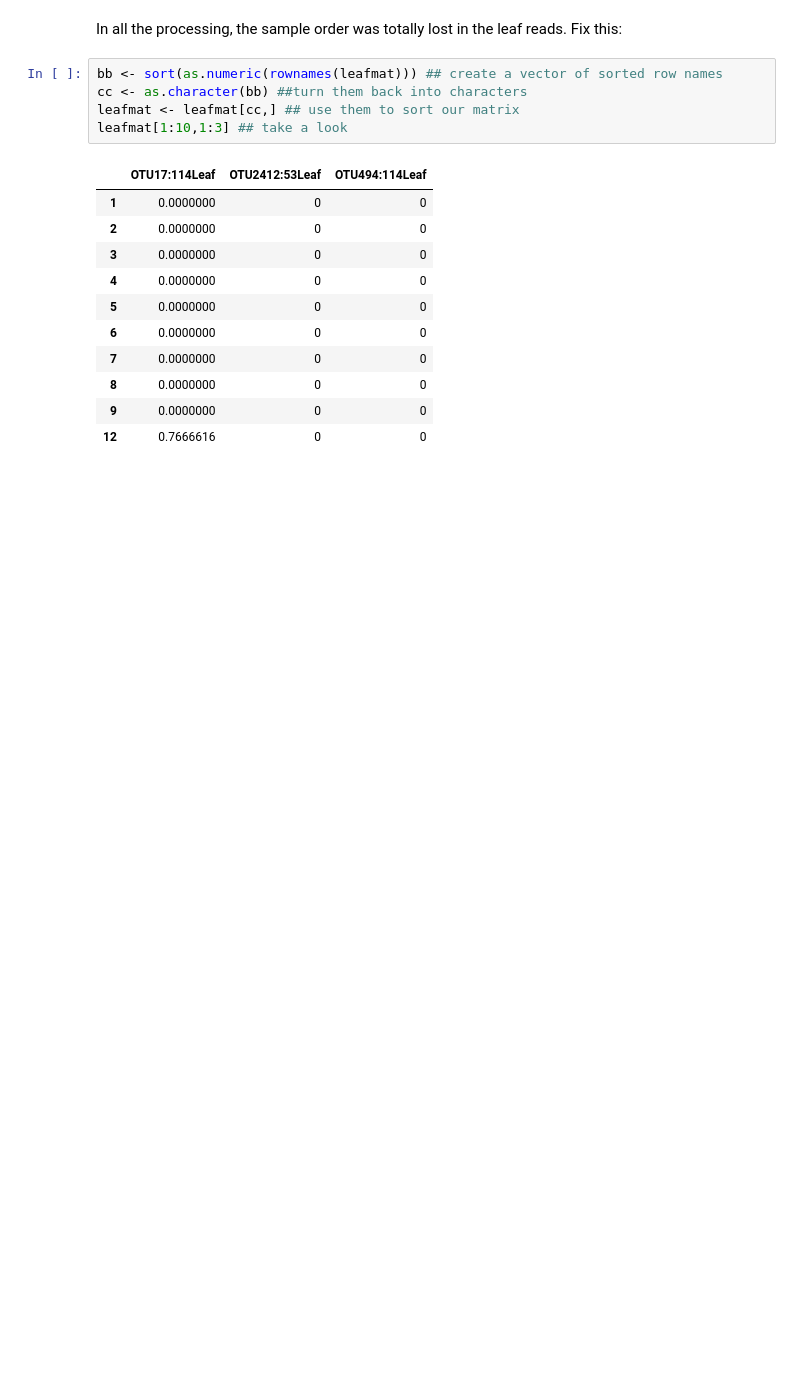
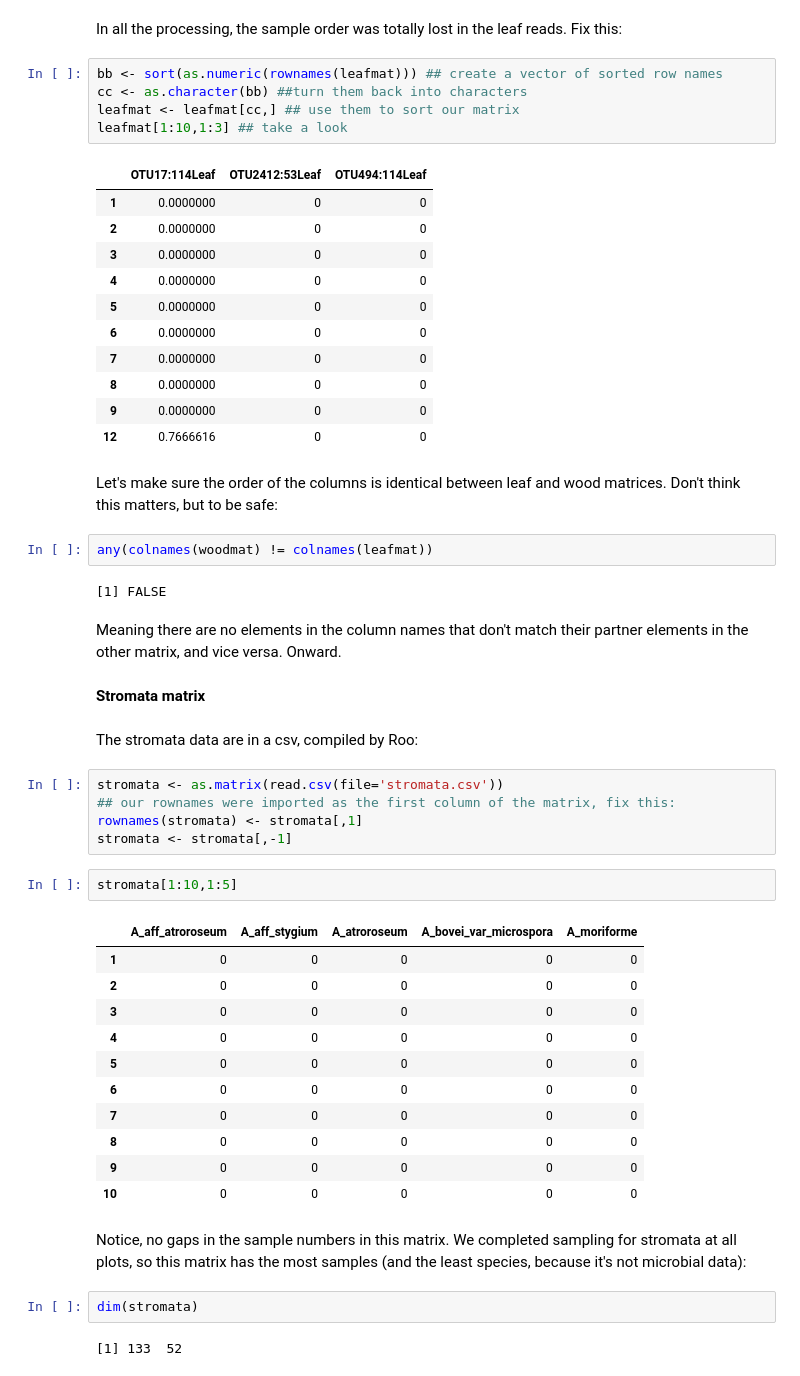
Before and after one commit to danchurch/taiwan_combined, a Jupyter notebook: XylariaLeafWoodStats.ipynb, the cells around one changed output. Drawn from its saved outputs; the diff is of its cells as text; blank space fills up the shorter version.

```diff
--- a/XylariaLeafWoodStats.ipynb
+++ b/XylariaLeafWoodStats.ipynb
@@ -408,3 +408,40 @@ leafmat[1:10,1:3] ## take a look
 | 8 | 0.0000000 | 0 | 0 |
 | 9 | 0.0000000 | 0 | 0 |
 | 12 | 0.7666616 | 0 | 0 |
+# %% [markdown]
+Let's make sure the order of the columns is identical between leaf and wood matrices. Don't think this matters, but to be safe:
+# %%
+any(colnames(woodmat) != colnames(leafmat))
+# %% [output]
+[1] FALSE
+# %% [markdown]
+Meaning there are no elements in the column names that don't match their partner elements in the other matrix, and vice versa. Onward.
+# %% [markdown]
+**Stromata matrix**
+# %% [markdown]
+The stromata data are in a csv, compiled by Roo:
+# %%
+stromata <- as.matrix(read.csv(file='stromata.csv'))
+## our rownames were imported as the first column of the matrix, fix this:
+rownames(stromata) <- stromata[,1]
+stromata <- stromata[,-1]
+# %%
+stromata[1:10,1:5]
+# %% [output]
+|  | A_aff_atroroseum | A_aff_stygium | A_atroroseum | A_bovei_var_microspora | A_moriforme |
+| 1 | 0 | 0 | 0 | 0 | 0 |
+| 2 | 0 | 0 | 0 | 0 | 0 |
+| 3 | 0 | 0 | 0 | 0 | 0 |
+| 4 | 0 | 0 | 0 | 0 | 0 |
+| 5 | 0 | 0 | 0 | 0 | 0 |
+| 6 | 0 | 0 | 0 | 0 | 0 |
+| 7 | 0 | 0 | 0 | 0 | 0 |
+| 8 | 0 | 0 | 0 | 0 | 0 |
+| 9 | 0 | 0 | 0 | 0 | 0 |
+| 10 | 0 | 0 | 0 | 0 | 0 |
+# %% [markdown]
+Notice, no gaps in the sample numbers in this matrix. We completed sampling for stromata at all plots, so this matrix has the most samples (and the least species, because it's not microbial data):
+# %%
+dim(stromata)
+# %% [output]
+[1] 133  52
```
Also changed, not shown: parts of 7 cells of this notebook.
